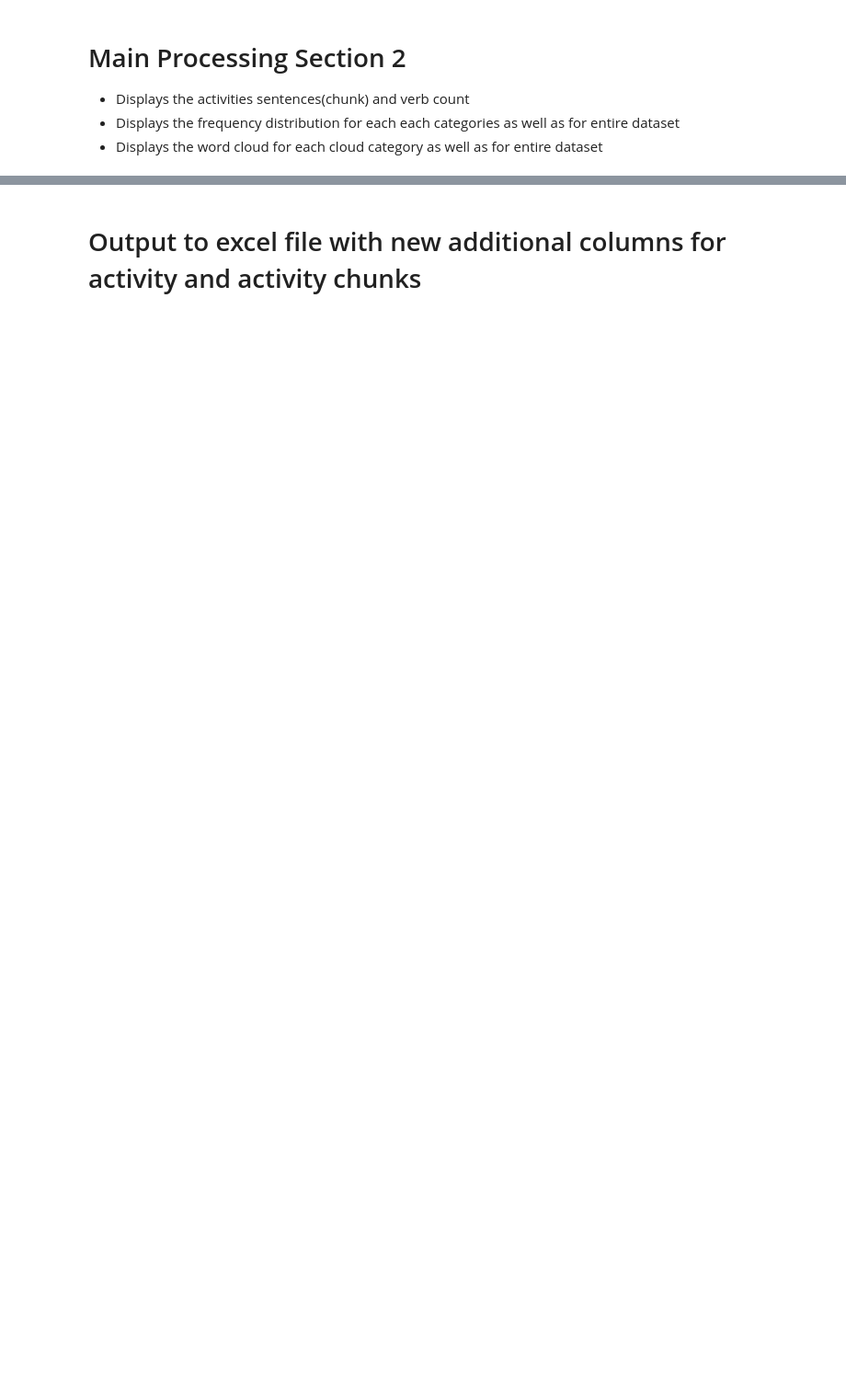
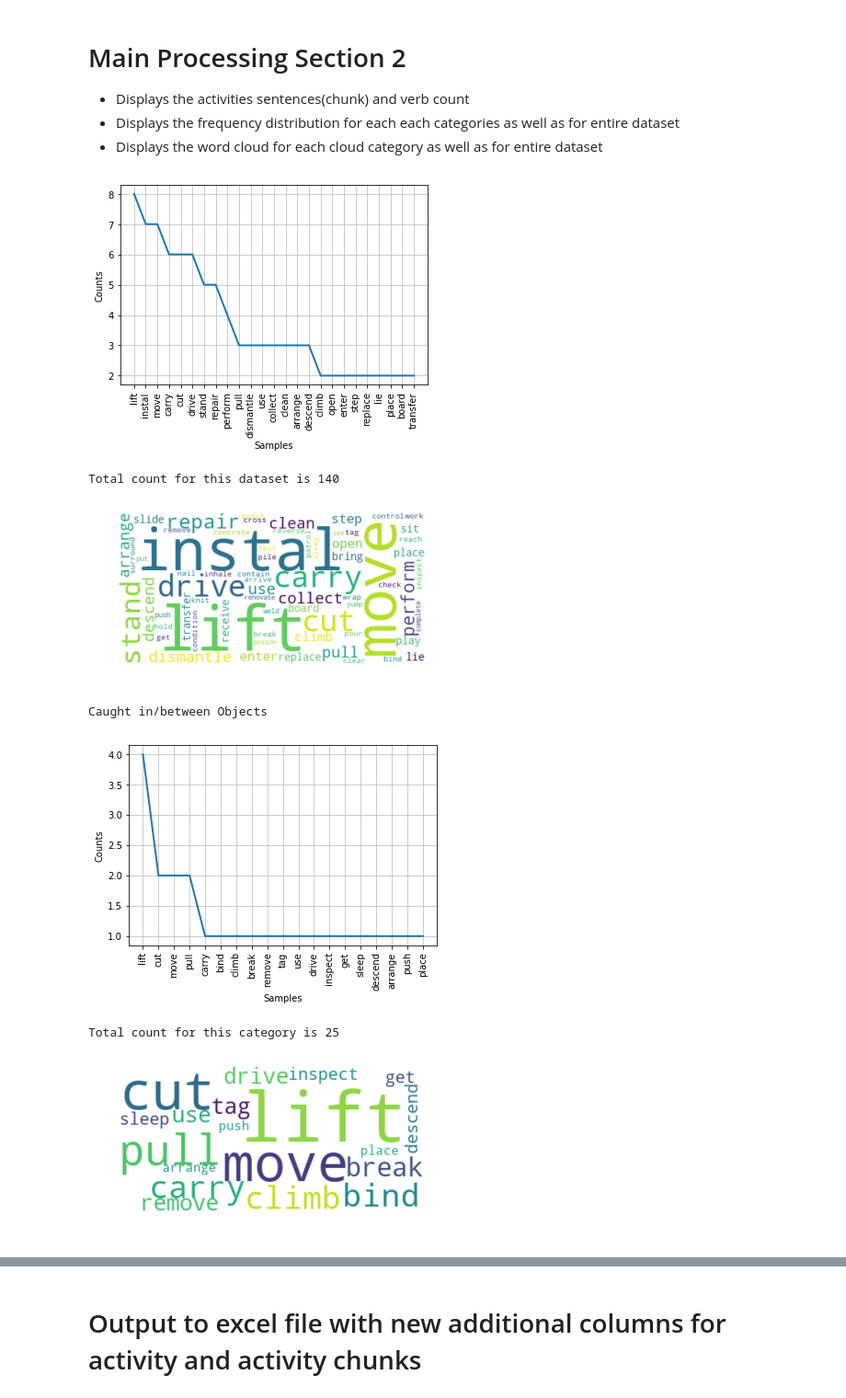
Before and after one commit to arynchoong/MTech-KE-FL, a Jupyter notebook: CA_Activities.ipynb, the cells around one changed output, grey strips where cells are left out. Shown at 92% size. Saved outputs shown, nothing was run; the diff lists cells and outputs as text; code cells hidden in the pictures; blank space fills up the shorter version.

```diff
--- a/CA_Activities.ipynb
+++ b/CA_Activities.ipynb
@@ -399,16 +454,25 @@ poisoning zinc plating(2)
 # %%
 if ProcessMsiaDataSet:
     chunk_count = 0
     verb_count = 0
+    VisualisationAll(MsiaCaseItems)
     for cat in MsiaCategories:
         for chunk1 in cat.ActivityTokensChunk:
             for chunk2 in chunk1:
                 if (len(chunk2) >= 1):
                     chunk_count += 1
         for verb1 in cat.ActivityTokensVerb:
             for verb2 in verb1:
                 verb_count += len(verb2.split(' '))
         if (len(cat.ActivityTokensVerb) >0):
             Visualisation(cat)
     print("Msia Extraction Chunk Count is " +  str(chunk_count))
     print("Msia Extraction Verb Count is " +  str(verb_count))
+# %% [output]
+[figure, added]
+Total count for this dataset is 140
+[figure, added]
+Caught in/between Objects
+[figure, added]
+Total count for this category is 25
+[figure, added]
```
Also changed, not shown: parts of 10 cells of this notebook.
